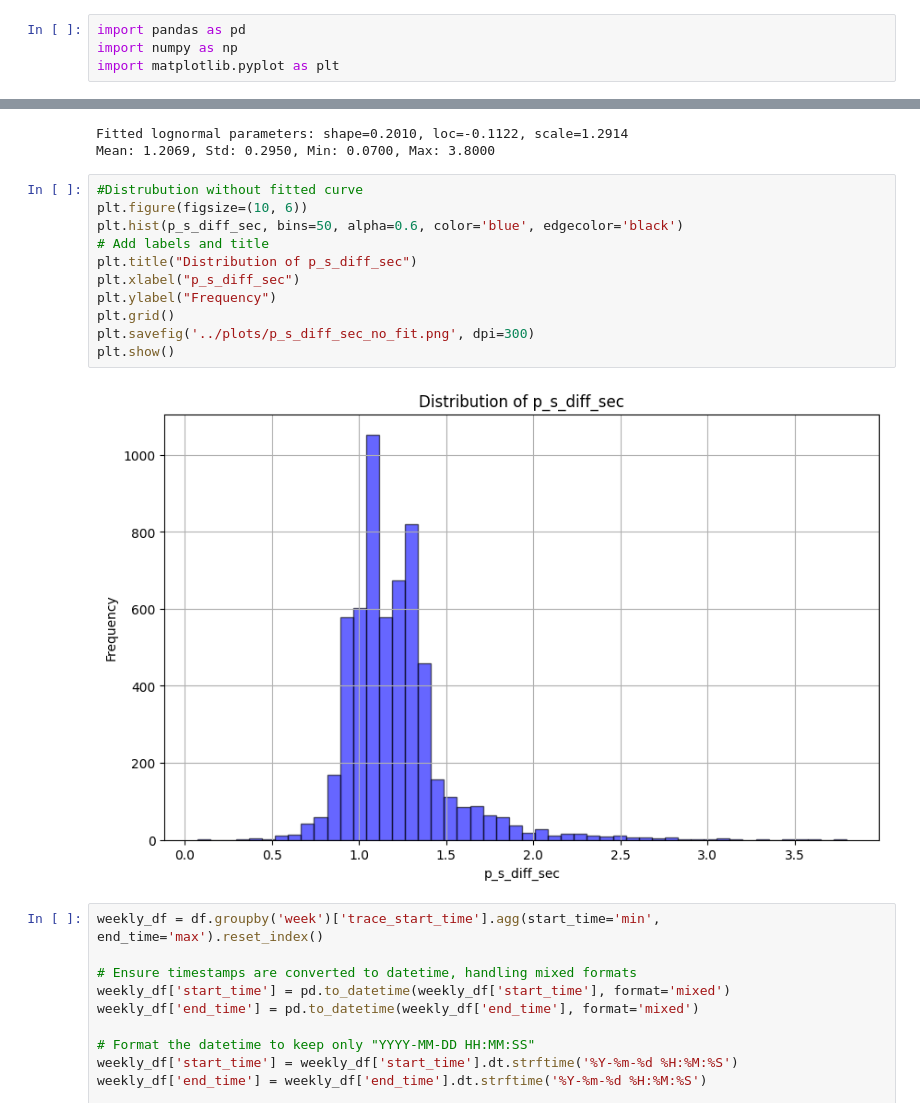
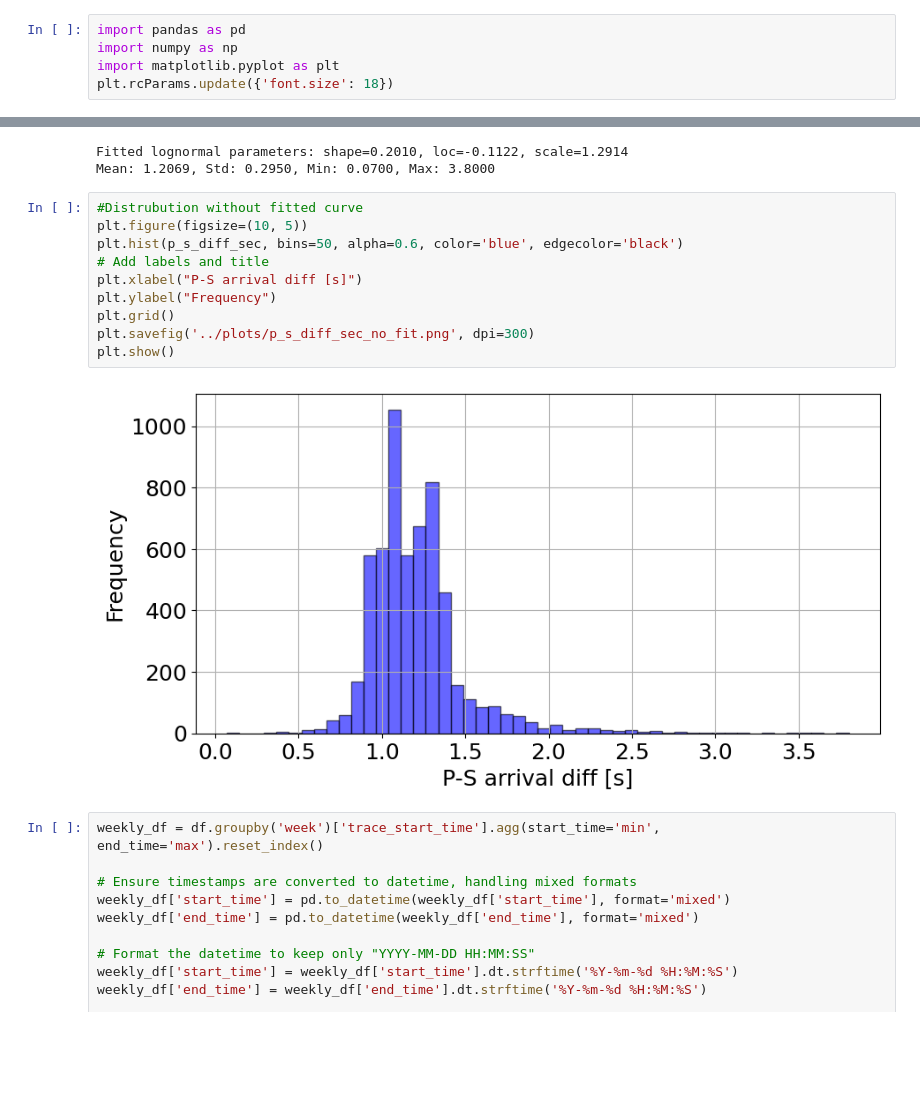
Before and after one commit to mich1803/CNN-Explainability-on-Earthquakes, a Jupyter notebook: explainability/general_plots.ipynb, the cells around one changed output, grey strips where cells are left out. Saved outputs shown, nothing was run; the diff lists cells and outputs as text; blank space fills up the shorter version.

```diff
--- a/explainability/general_plots.ipynb
+++ b/explainability/general_plots.ipynb
@@ -2,6 +2,7 @@
 import pandas as pd
 import numpy as np
 import matplotlib.pyplot as plt
+plt.rcParams.update({'font.size': 18})
 # %%
 meta_path = '../preprocessed_dset/metadata.csv'
 df = pd.read_csv(meta_path)
@@ -88,17 +89,16 @@ Fitted lognormal parameters: shape=0.2010, loc=-0.1122, scale=1.2914
 Mean: 1.2069, Std: 0.2950, Min: 0.0700, Max: 3.8000
 # %%
 #Distrubution without fitted curve
-plt.figure(figsize=(10, 6))
+plt.figure(figsize=(10, 5))
 plt.hist(p_s_diff_sec, bins=50, alpha=0.6, color='blue', edgecolor='black')
 # Add labels and title
-plt.title("Distribution of p_s_diff_sec")
-plt.xlabel("p_s_diff_sec")
+plt.xlabel("P-S arrival diff [s]")
 plt.ylabel("Frequency")
 plt.grid()
 plt.savefig('../plots/p_s_diff_sec_no_fit.png', dpi=300)
 plt.show()
 # %% [output]
-[figure, old version]
+[figure, new version]
 # %%
 weekly_df = df.groupby('week')['trace_start_time'].agg(start_time='min', end_time='max').reset_index()
 
```
Also changed, not shown: 9 other files.
